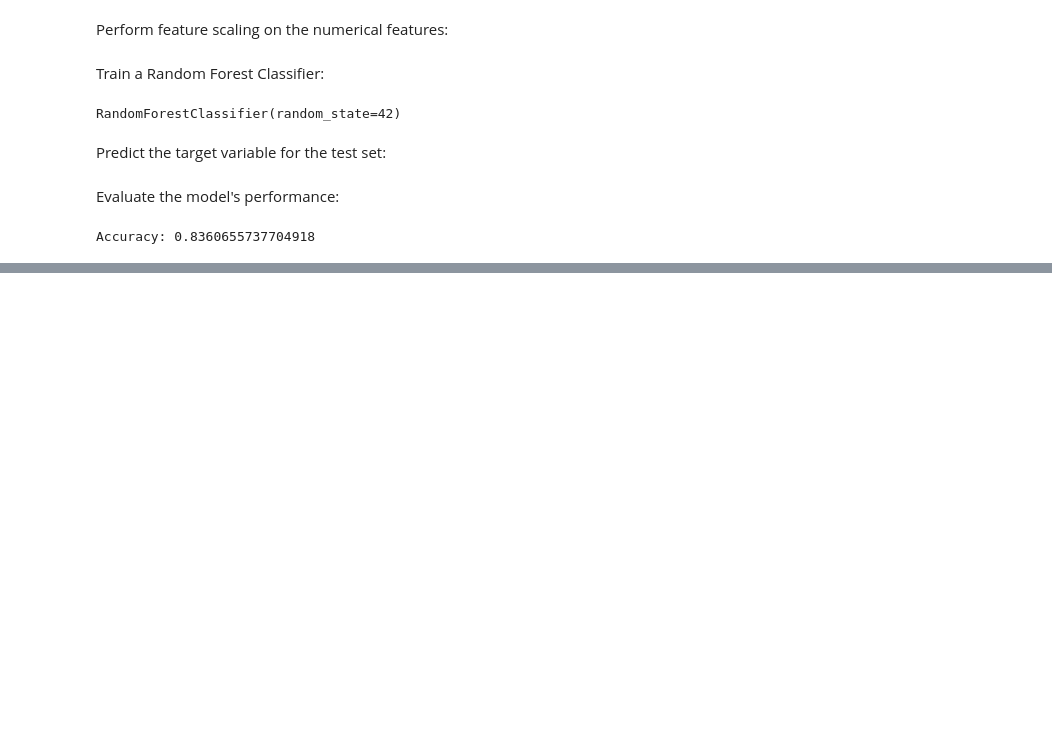
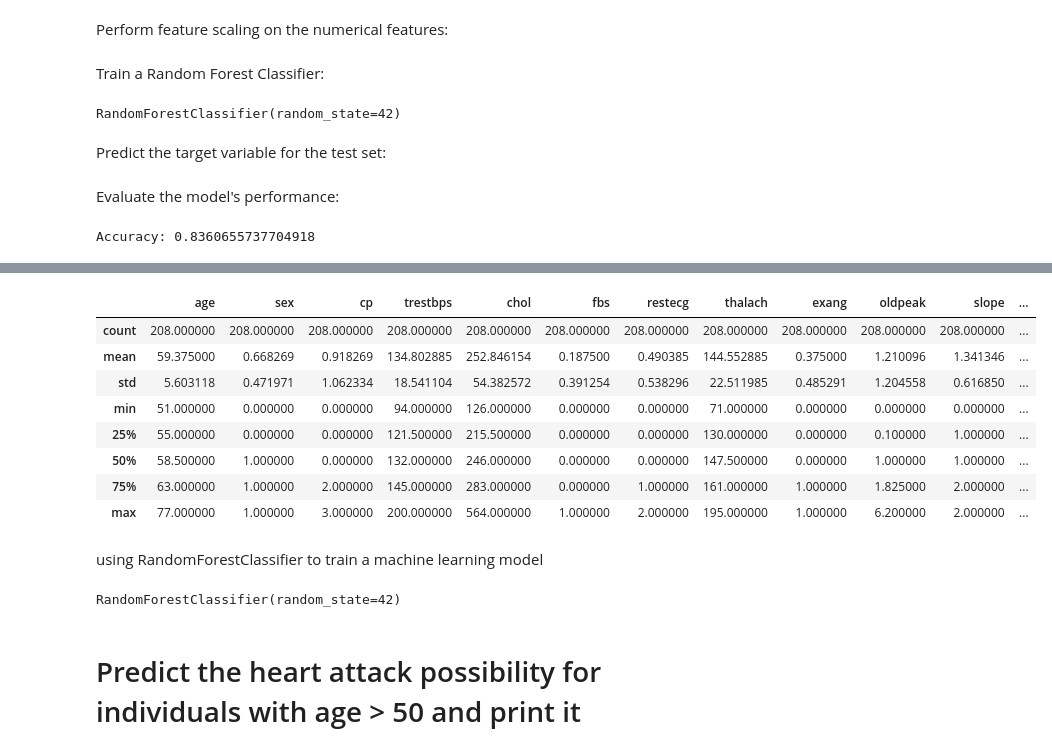
Before and after one commit to Sunstreaker/227-ML, a Jupyter notebook: Group227_Heartattack.ipynb, the cells around one changed output, grey strips where cells are left out. Saved outputs shown, nothing was run; the diff lists cells and outputs as text; code cells hidden in the pictures; blank space fills up the shorter version.

```diff
--- a/Group227_Heartattack.ipynb
+++ b/Group227_Heartattack.ipynb
@@ -151,0 +154,11 @@ Accuracy: 0.8360655737704918
+# %%
+import pandas as pd
+from sklearn.model_selection import train_test_split
+from sklearn.preprocessing import StandardScaler
+from sklearn.ensemble import RandomForestClassifier
+
+url = "https://raw.githubusercontent.com/Sunstreaker/227-ML/main/heart.csv"
+
+heart_data = pd.read_csv(url);
+
+heart_data.head()
@@ -151,0 +172,28 @@ Accuracy: 0.8360655737704918
+# %%
+
+X = heart_data.drop('target', axis=1)
+y = heart_data['target']
+
+selected_data = heart_data[heart_data['age'] > 50].drop('target', axis=1)
+
+selected_data.describe()
+# %% [output]
+|  | age | sex | cp | trestbps | chol | fbs | restecg | thalach | exang | oldpeak | slope | ... |
+| count | 208.000000 | 208.000000 | 208.000000 | 208.000000 | 208.000000 | 208.000000 | 208.000000 | 208.000000 | 208.000000 | 208.000000 | 208.000000 | ... |
+| mean | 59.375000 | 0.668269 | 0.918269 | 134.802885 | 252.846154 | 0.187500 | 0.490385 | 144.552885 | 0.375000 | 1.210096 | 1.341346 | ... |
+| std | 5.603118 | 0.471971 | 1.062334 | 18.541104 | 54.382572 | 0.391254 | 0.538296 | 22.511985 | 0.485291 | 1.204558 | 0.616850 | ... |
+| min | 51.000000 | 0.000000 | 0.000000 | 94.000000 | 126.000000 | 0.000000 | 0.000000 | 71.000000 | 0.000000 | 0.000000 | 0.000000 | ... |
+| 25% | 55.000000 | 0.000000 | 0.000000 | 121.500000 | 215.500000 | 0.000000 | 0.000000 | 130.000000 | 0.000000 | 0.100000 | 1.000000 | ... |
+| 50% | 58.500000 | 1.000000 | 0.000000 | 132.000000 | 246.000000 | 0.000000 | 0.000000 | 147.500000 | 0.000000 | 1.000000 | 1.000000 | ... |
+| 75% | 63.000000 | 1.000000 | 2.000000 | 145.000000 | 283.000000 | 0.000000 | 1.000000 | 161.000000 | 1.000000 | 1.825000 | 2.000000 | ... |
+| max | 77.000000 | 1.000000 | 3.000000 | 200.000000 | 564.000000 | 1.000000 | 2.000000 | 195.000000 | 1.000000 | 6.200000 | 2.000000 | ... |
+# %% [markdown]
+using RandomForestClassifier to train a machine learning model
+# %%
+X_train, X_test, y_train, y_test = train_test_split(X, y, test_size=0.2, random_state=42)
+clf = RandomForestClassifier(random_state=42)
+clf.fit(X_train, y_train)
+# %% [output]
+RandomForestClassifier(random_state=42)
+# %% [markdown]
+# Predict the heart attack possibility for individuals with age > 50 and print it
```
Also changed, not shown: parts of 5 cells of this notebook.
